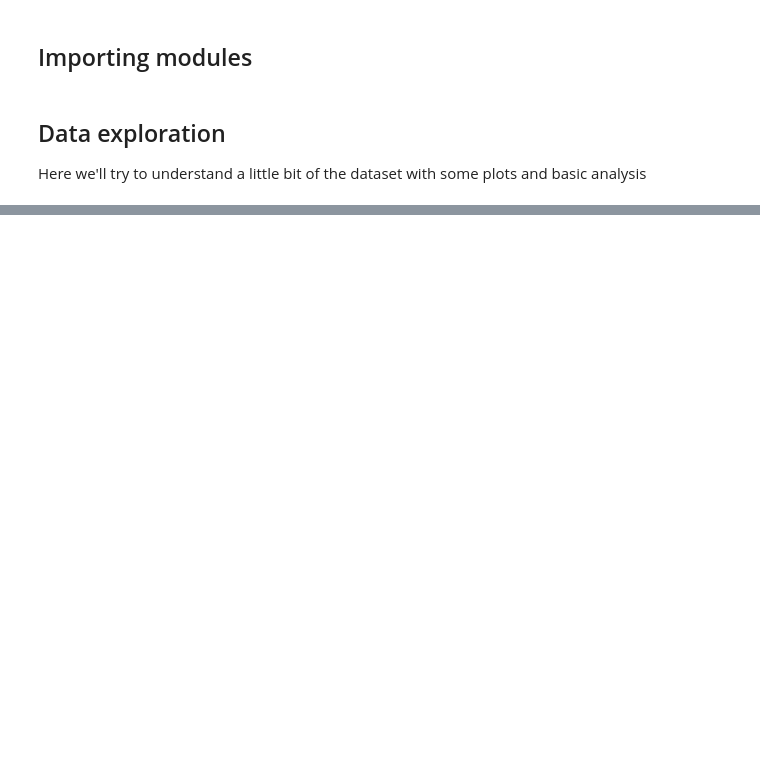
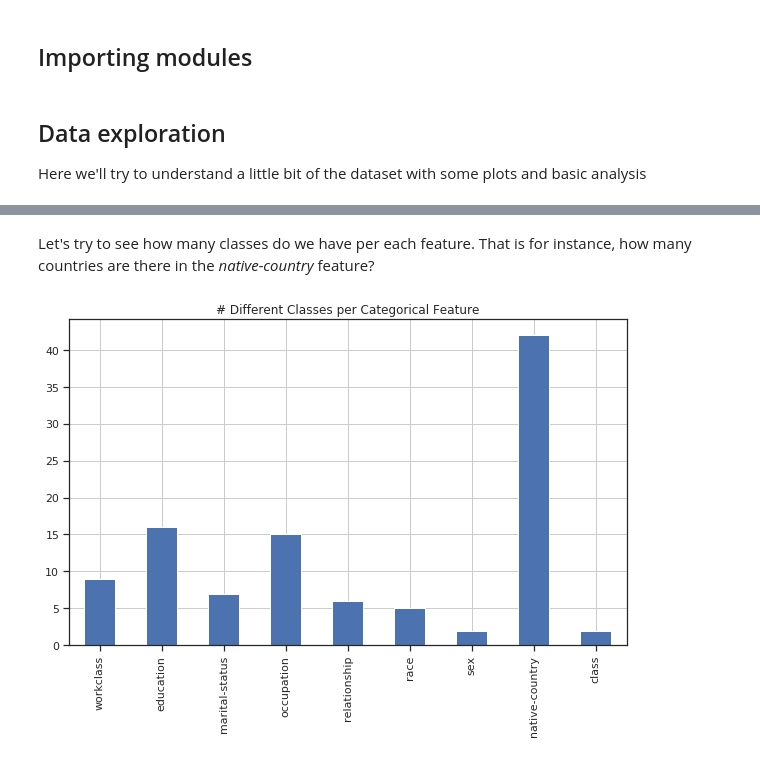
Before and after one commit to SebastiaAgramunt/DataScience, a Jupyter notebook: notebooks/1_Salary_Prediction.ipynb, the cells around one changed output, grey strips where cells are left out. Drawn from its saved outputs; the diff is of its cells as text; code cells hidden in the pictures; blank space fills up the shorter version.

```diff
--- a/notebooks/1_Salary_Prediction.ipynb
+++ b/notebooks/1_Salary_Prediction.ipynb
@@ -37,11 +39,12 @@ if not os.path.exists(fname):
 import numpy as np
 import pandas as pd
 import matplotlib.pyplot as plt
+%matplotlib inline
 import seaborn as sns
 
 #this is to set the style of our plots on seaborn
 sns.set(style='ticks', context='notebook', palette='deep')
-sns.set_palette("BuGn_r")
+#sns.set_palette("BuGn_r")
 # %% [markdown]
 ## Data exploration
 
@@ -58,0 +105,24 @@ df.head()
+# %% [markdown]
+Let's try to see how many classes do we have per each feature. That is for instance, how many countries are there in the *native-country* feature?
+# %%
+categorical_classes = ["workclass",
+                 "education",
+                 "marital-status",
+                 "occupation",
+                 "relationship",
+                 "race",
+                 "sex",
+                 "native-country",
+                 "class"]
+
+tmp = df.copy() #create a separated copy from df
+tmp = tmp.loc[:,categorical_classes] #subset cat classes
+tmp = tmp.apply(lambda x: len(x.unique())) #count unique classes per feature
+# %%
+tmp.plot(kind = "bar",
+         grid=True,
+         title = "# Different Classes per Categorical Feature",
+         figsize = (10,6))
+plt.show()
+# %% [output]
+[figure, added]
```
Also changed, not shown: parts of 16 cells of this notebook.
